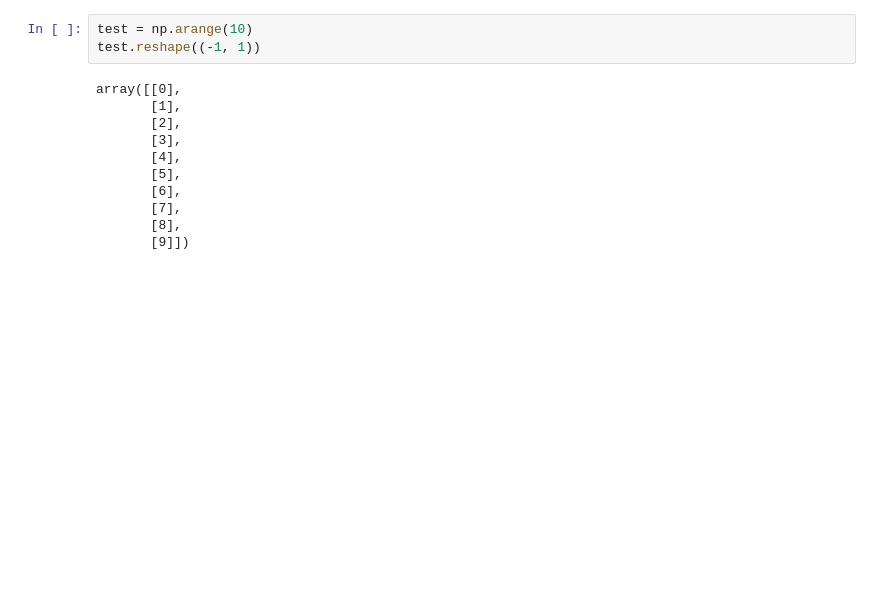
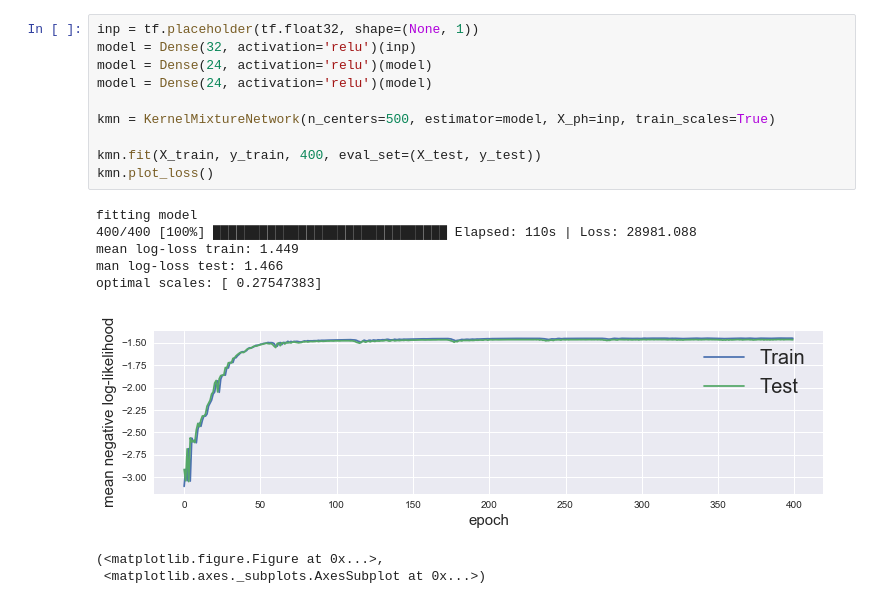
Before and after one commit to janvdvegt/KernelMixtureNetwork, a Jupyter notebook: Untitled1.ipynb, the cells around one changed output. Saved outputs shown, nothing was run; the diff lists cells and outputs as text; blank space fills up the shorter version.

```diff
--- a/Untitled1.ipynb
+++ b/Untitled1.ipynb
@@ -38,14 +28,19 @@ AttributeError: 'Sequential' object has no attribute 'get_shape'
-# %%
-test = np.arange(10)
-test.reshape((-1, 1))
-# %% [output]
-array([[0],
-       [1],
-       [2],
-       [3],
-       [4],
-       [5],
-       [6],
-       [7],
-       [8],
-       [9]])
+# %%
+inp = tf.placeholder(tf.float32, shape=(None, 1))
+model = Dense(32, activation='relu')(inp)
+model = Dense(24, activation='relu')(model)
+model = Dense(24, activation='relu')(model)
+
+kmn = KernelMixtureNetwork(n_centers=500, estimator=model, X_ph=inp, train_scales=True)
+
+kmn.fit(X_train, y_train, 400, eval_set=(X_test, y_test))
+kmn.plot_loss()
+# %% [output]
+fitting model
+400/400 [100%] ██████████████████████████████ Elapsed: 110s | Loss: 28981.088
+mean log-loss train: 1.449
+man log-loss test: 1.466
+optimal scales: [ 0.27547383]
+[figure, added]
+(<matplotlib.figure.Figure at 0x...>,
+ <matplotlib.axes._subplots.AxesSubplot at 0x...>)
```
Also changed, not shown: parts of 8 cells of this notebook, 14 other files.
